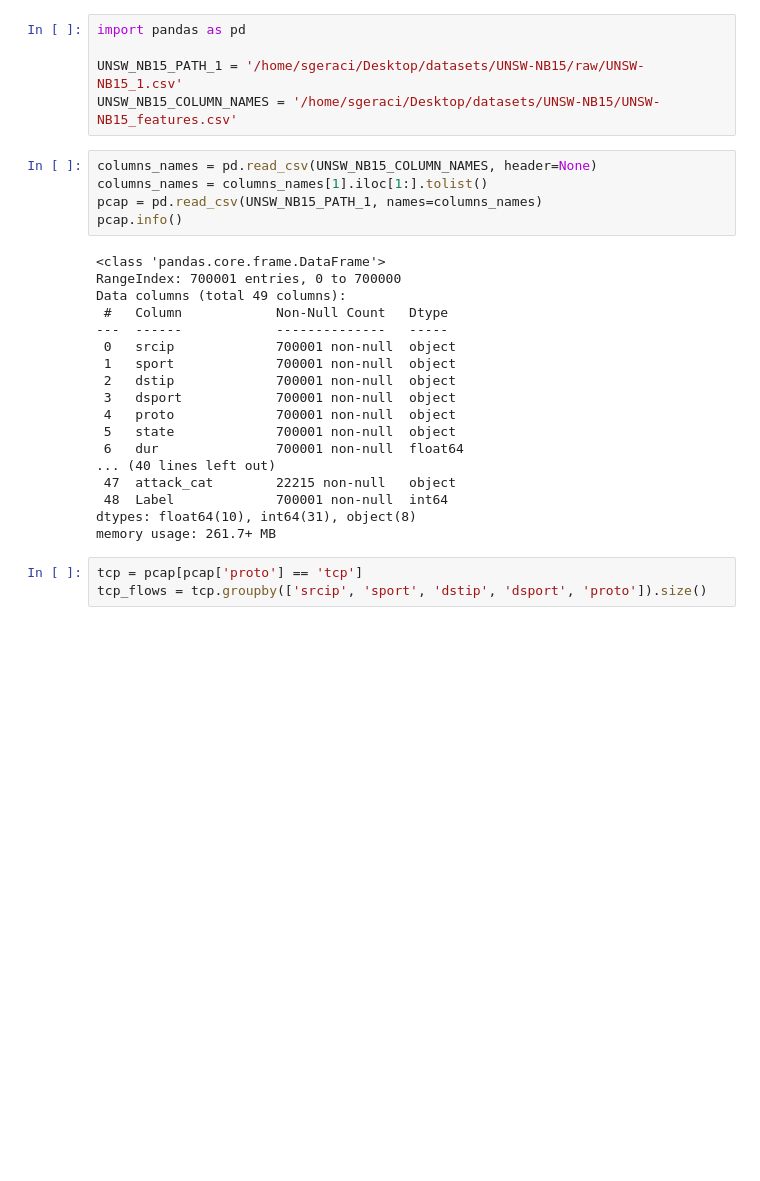
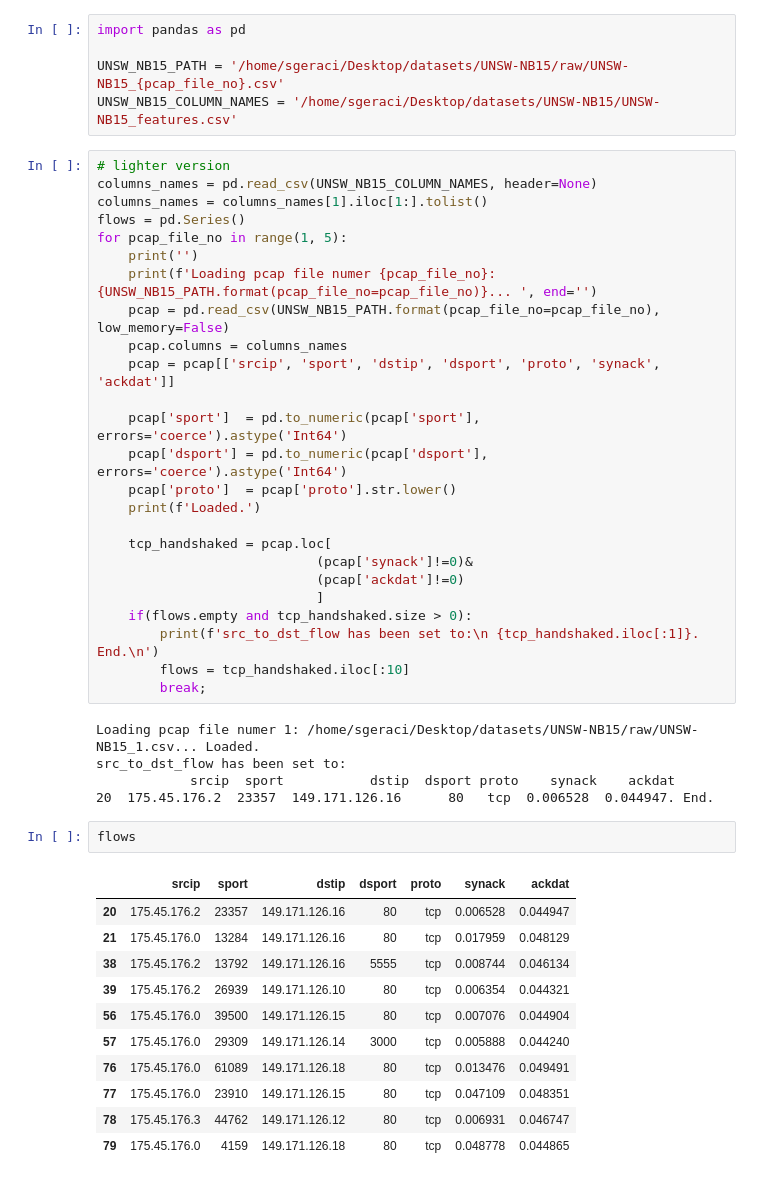
Before and after one commit to ModithaLekkala/-AI-Capstone-, a Jupyter notebook: pysrc/UNSW-NB15/raw/nb_UNSW-NB15_pcap-analysis.ipynb, the cells around one changed output. Cells and saved outputs as stored; diff of their text form; blank space fills up the shorter version.

```diff
--- a/pysrc/UNSW-NB15/raw/nb_UNSW-NB15_pcap-analysis.ipynb
+++ b/pysrc/UNSW-NB15/raw/nb_UNSW-NB15_pcap-analysis.ipynb
@@ -1,31 +1,49 @@
 # %%
 import pandas as pd
 
-UNSW_NB15_PATH_1 = '/home/sgeraci/Desktop/datasets/UNSW-NB15/raw/UNSW-NB15_1.csv'
+UNSW_NB15_PATH = '/home/sgeraci/Desktop/datasets/UNSW-NB15/raw/UNSW-NB15_{pcap_file_no}.csv'
 UNSW_NB15_COLUMN_NAMES = '/home/sgeraci/Desktop/datasets/UNSW-NB15/UNSW-NB15_features.csv'
-# %%
-columns_names = pd.read_csv(UNSW_NB15_COLUMN_NAMES, header=None)
-columns_names = columns_names[1].iloc[1:].tolist()
-pcap = pd.read_csv(UNSW_NB15_PATH_1, names=columns_names)
-pcap.info()
-# %% [output]
-<class 'pandas.core.frame.DataFrame'>
-RangeIndex: 700001 entries, 0 to 700000
-Data columns (total 49 columns):
- #   Column            Non-Null Count   Dtype
----  ------            --------------   -----
- 0   srcip             700001 non-null  object
- 1   sport             700001 non-null  object
- 2   dstip             700001 non-null  object
- 3   dsport            700001 non-null  object
- 4   proto             700001 non-null  object
- 5   state             700001 non-null  object
- 6   dur               700001 non-null  float64
-... (40 lines left out)
- 47  attack_cat        22215 non-null   object
- 48  Label             700001 non-null  int64
-dtypes: float64(10), int64(31), object(8)
-memory usage: 261.7+ MB
-# %%
-tcp = pcap[pcap['proto'] == 'tcp']
-tcp_flows = tcp.groupby(['srcip', 'sport', 'dstip', 'dsport', 'proto']).size()
+# %%
+# lighter version
+columns_names = pd.read_csv(UNSW_NB15_COLUMN_NAMES, header=None)
+columns_names = columns_names[1].iloc[1:].tolist()
+flows = pd.Series()
+for pcap_file_no in range(1, 5):
+    print('')
+    print(f'Loading pcap file numer {pcap_file_no}: {UNSW_NB15_PATH.format(pcap_file_no=pcap_file_no)}... ', end='')
+    pcap = pd.read_csv(UNSW_NB15_PATH.format(pcap_file_no=pcap_file_no), low_memory=False)
+    pcap.columns = columns_names
+    pcap = pcap[['srcip', 'sport', 'dstip', 'dsport', 'proto', 'synack', 'ackdat']]
+
+    pcap['sport']  = pd.to_numeric(pcap['sport'], errors='coerce').astype('Int64')
+    pcap['dsport'] = pd.to_numeric(pcap['dsport'], errors='coerce').astype('Int64')
+    pcap['proto']  = pcap['proto'].str.lower()
+    print(f'Loaded.')
+
+    tcp_handshaked = pcap.loc[
+                            (pcap['synack']!=0)&
+                            (pcap['ackdat']!=0)
+                            ]
+    if(flows.empty and tcp_handshaked.size > 0):
+        print(f'src_to_dst_flow has been set to:\n {tcp_handshaked.iloc[:1]}. End.\n')
+        flows = tcp_handshaked.iloc[:10]
+        break;
+# %% [output]
+Loading pcap file numer 1: /home/sgeraci/Desktop/datasets/UNSW-NB15/raw/UNSW-NB15_1.csv... Loaded.
+src_to_dst_flow has been set to:
+            srcip  sport           dstip  dsport proto    synack    ackdat
+20  175.45.176.2  23357  149.171.126.16      80   tcp  0.006528  0.044947. End.
+# %%
+flows
+# %% [output]
+|  | srcip | sport | dstip | dsport | proto | synack | ackdat |
+| 20 | 175.45.176.2 | 23357 | 149.171.126.16 | 80 | tcp | 0.006528 | 0.044947 |
+| 21 | 175.45.176.0 | 13284 | 149.171.126.16 | 80 | tcp | 0.017959 | 0.048129 |
+| 38 | 175.45.176.2 | 13792 | 149.171.126.16 | 5555 | tcp | 0.008744 | 0.046134 |
+| 39 | 175.45.176.2 | 26939 | 149.171.126.10 | 80 | tcp | 0.006354 | 0.044321 |
+| 56 | 175.45.176.0 | 39500 | 149.171.126.15 | 80 | tcp | 0.007076 | 0.044904 |
+| 57 | 175.45.176.0 | 29309 | 149.171.126.14 | 3000 | tcp | 0.005888 | 0.044240 |
+| 76 | 175.45.176.0 | 61089 | 149.171.126.18 | 80 | tcp | 0.013476 | 0.049491 |
+| 77 | 175.45.176.0 | 23910 | 149.171.126.15 | 80 | tcp | 0.047109 | 0.048351 |
+| 78 | 175.45.176.3 | 44762 | 149.171.126.12 | 80 | tcp | 0.006931 | 0.046747 |
+| 79 | 175.45.176.0 | 4159 | 149.171.126.18 | 80 | tcp | 0.048778 | 0.044865 |
```
Also changed, not shown: 15 other files.
